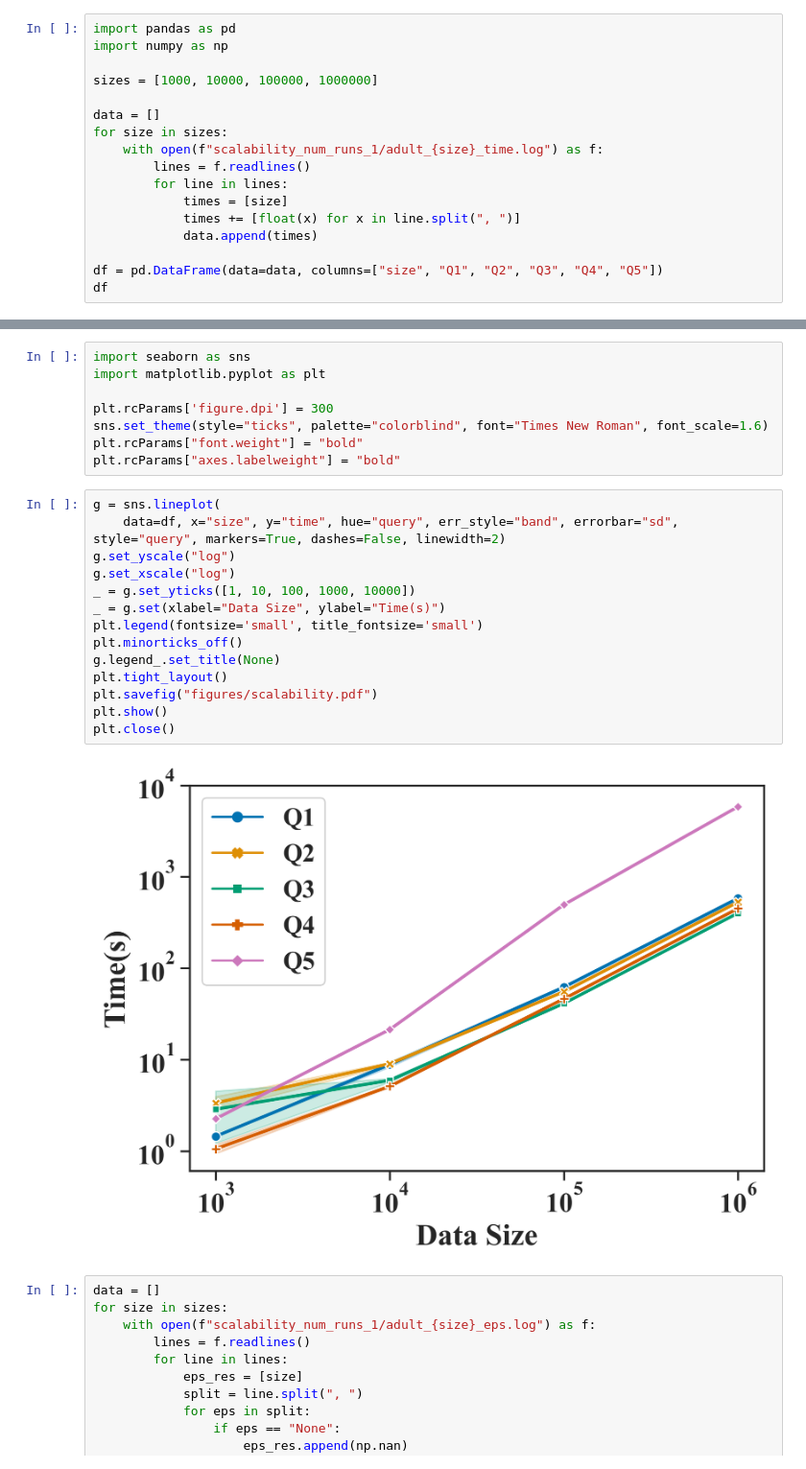
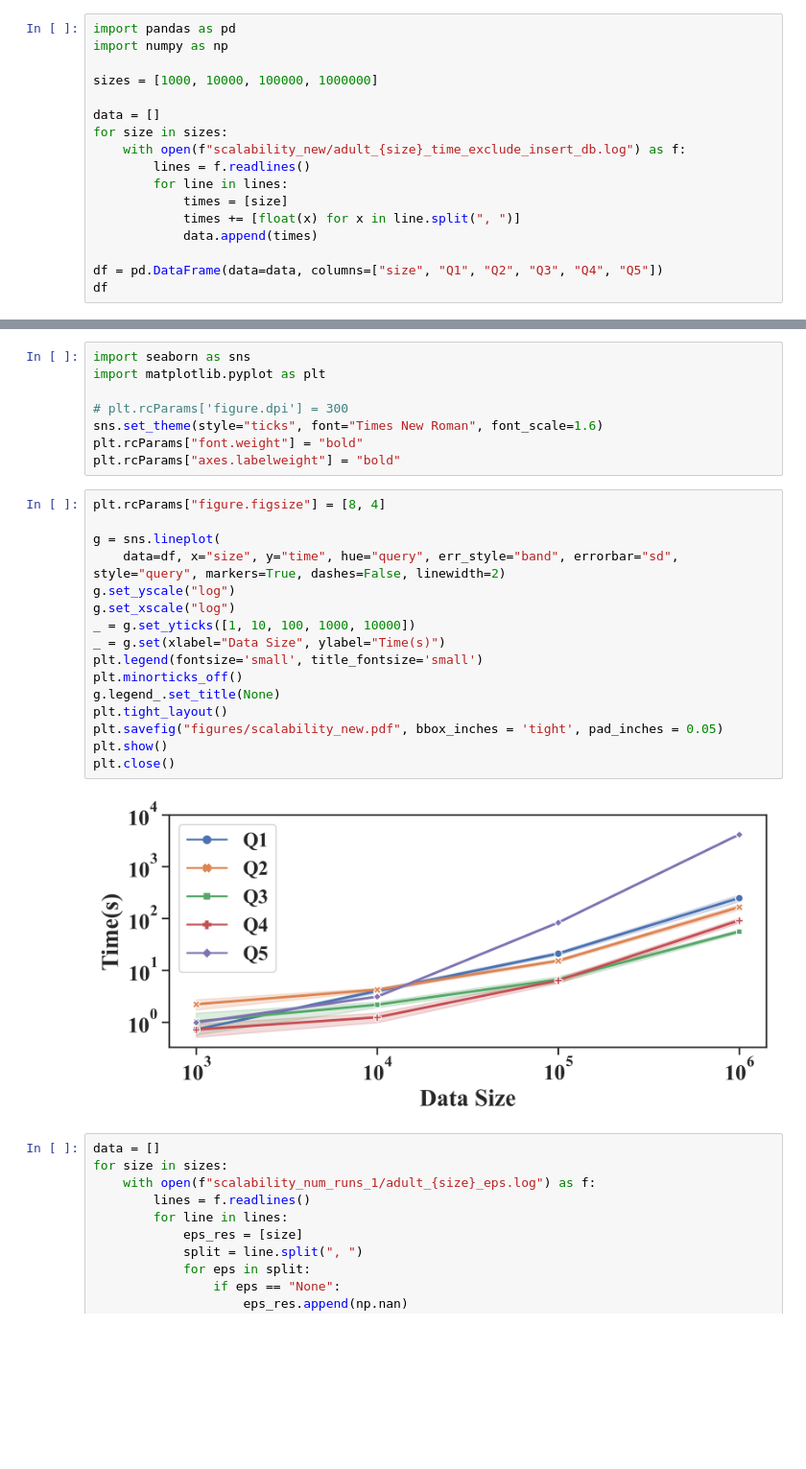
Before and after one commit to youny626/DP_test, a Jupyter notebook: scalability/plot.ipynb, the cells around one changed output, grey strips where cells are left out. Shown: that part at 96% size. Saved outputs shown, nothing was run; the diff lists cells and outputs as text; blank space fills up the shorter version.

```diff
--- a/scalability/plot.ipynb
+++ b/scalability/plot.ipynb
@@ -6,7 +6,7 @@ sizes = [1000, 10000, 100000, 1000000]
 
 data = []
 for size in sizes:
-    with open(f"scalability_num_runs_1/adult_{size}_time.log") as f:
+    with open(f"scalability_new/adult_{size}_time_exclude_insert_db.log") as f:
         lines = f.readlines()
         for line in lines:
             times = [size]
@@ -54,26 +54,28 @@ df
 import seaborn as sns
 import matplotlib.pyplot as plt
 
-plt.rcParams['figure.dpi'] = 300
-sns.set_theme(style="ticks", palette="colorblind", font="Times New Roman", font_scale=1.6)
+# plt.rcParams['figure.dpi'] = 300
+sns.set_theme(style="ticks", font="Times New Roman", font_scale=1.6)
 plt.rcParams["font.weight"] = "bold"
 plt.rcParams["axes.labelweight"] = "bold"
 # %%
+plt.rcParams["figure.figsize"] = [8, 4]
+
 g = sns.lineplot(
     data=df, x="size", y="time", hue="query", err_style="band", errorbar="sd", style="query", markers=True, dashes=False, linewidth=2)
 g.set_yscale("log")
 g.set_xscale("log")
 _ = g.set_yticks([1, 10, 100, 1000, 10000])
 _ = g.set(xlabel="Data Size", ylabel="Time(s)")
 plt.legend(fontsize='small', title_fontsize='small')
 plt.minorticks_off()
 g.legend_.set_title(None)
 plt.tight_layout()
-plt.savefig("figures/scalability.pdf")
+plt.savefig("figures/scalability_new.pdf", bbox_inches = 'tight', pad_inches = 0.05)
 plt.show()
 plt.close()
 # %% [output]
-[figure, old version]
+[figure, new version]
 # %%
 data = []
 for size in sizes:
```
Also changed, not shown: parts of 4 cells of this notebook, 4 other files.
